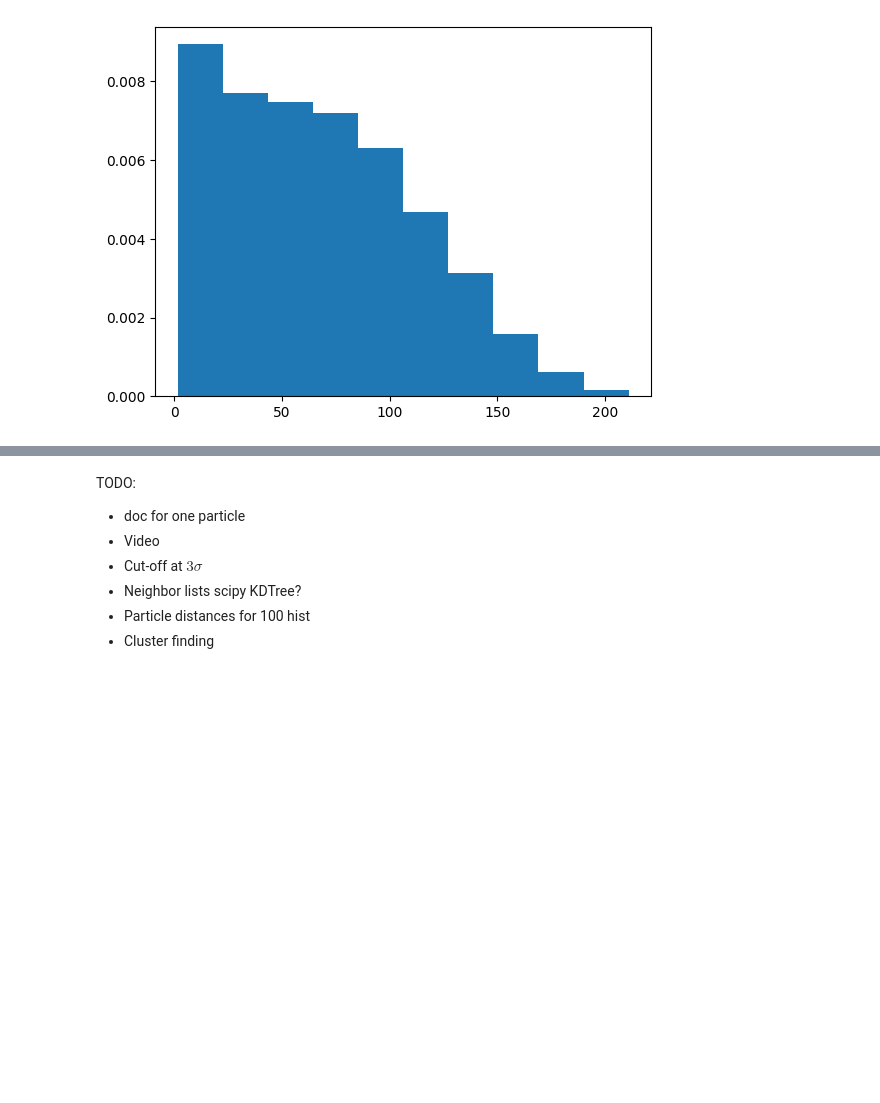
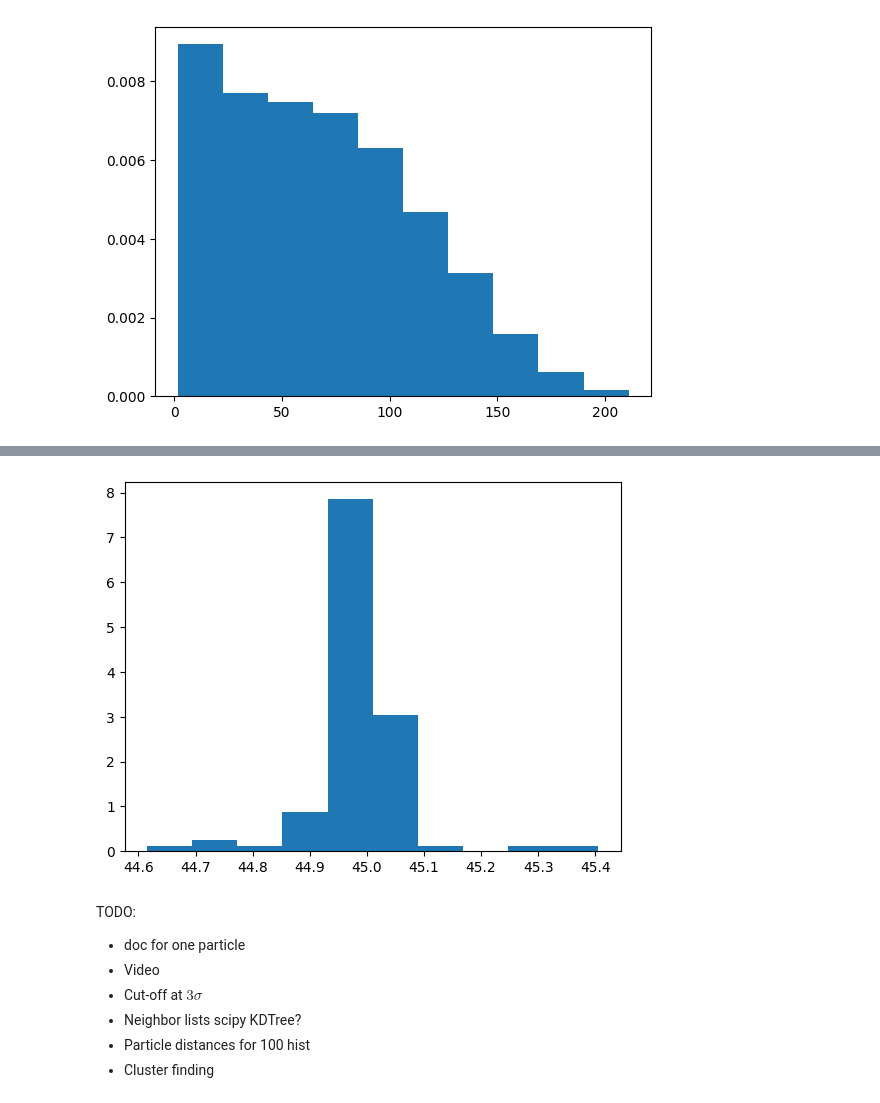
Before and after one commit to dzinty/microswimmers, a Jupyter notebook: many_swimmers_euler.ipynb, the cells around one changed output, grey strips where cells are left out. Cells and saved outputs as stored; diff of their text form; code cells hidden in the pictures; blank space fills up the shorter version.

```diff
--- a/many_swimmers_euler.ipynb
+++ b/many_swimmers_euler.ipynb
@@ -452,3 +485,12 @@ plt.hist(dist[np.triu_indices(N, k = 1)],  density=True);
+# %%
+psi = np.arctan2(Rs_sol[:, 1, -1], Rs_sol[:, 0, -1]) * 180 / np.pi
+
+#phi_star = - np.arcsin(2 * A * beta) * 180 / np.pi
+#plt.axvline(phi_star, color = 'r')
+
+plt.hist(psi,  density=True);
+# %% [output]
+[figure, added]
 # %% [markdown]
 TODO:
 - doc for one particle
```
Also changed, not shown: parts of 3 cells of this notebook.
